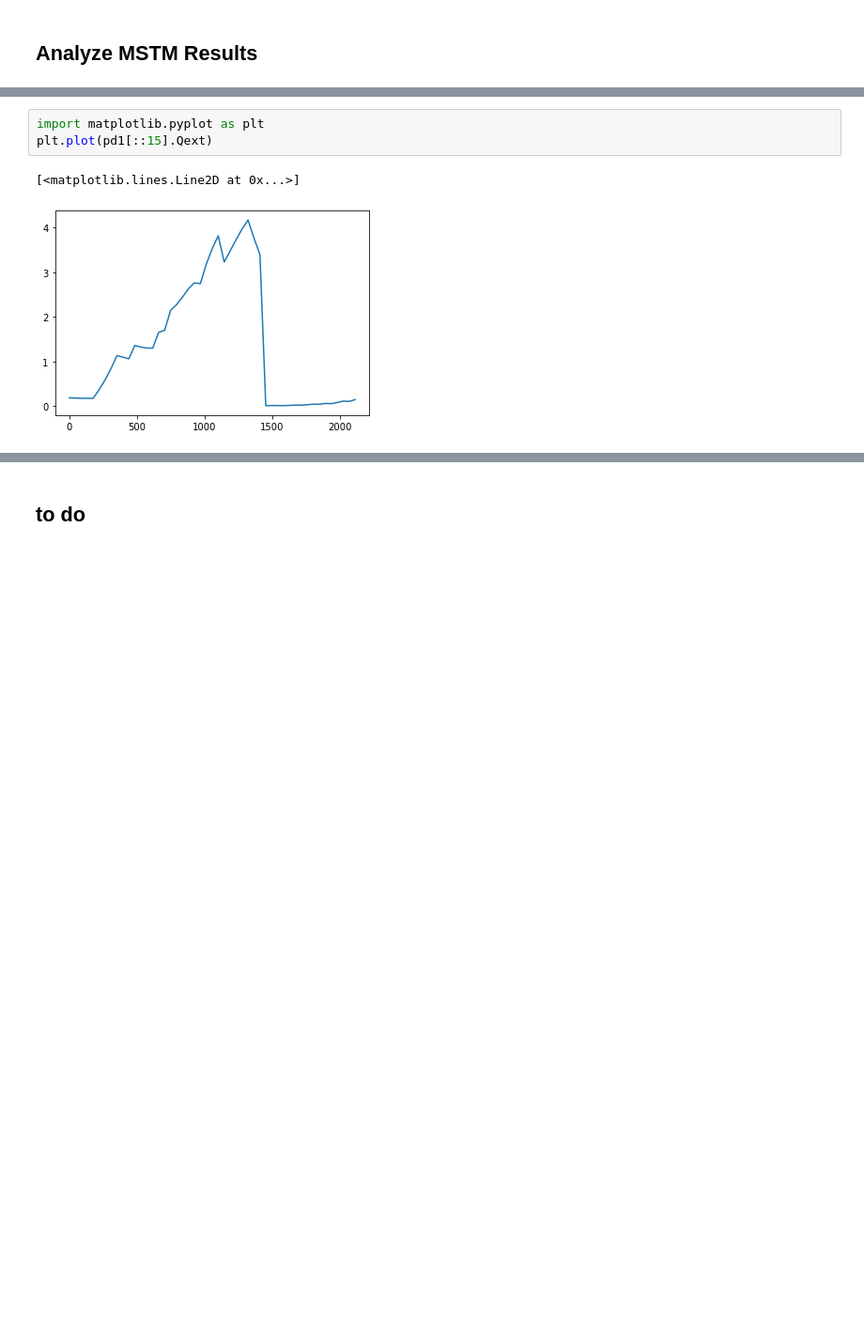
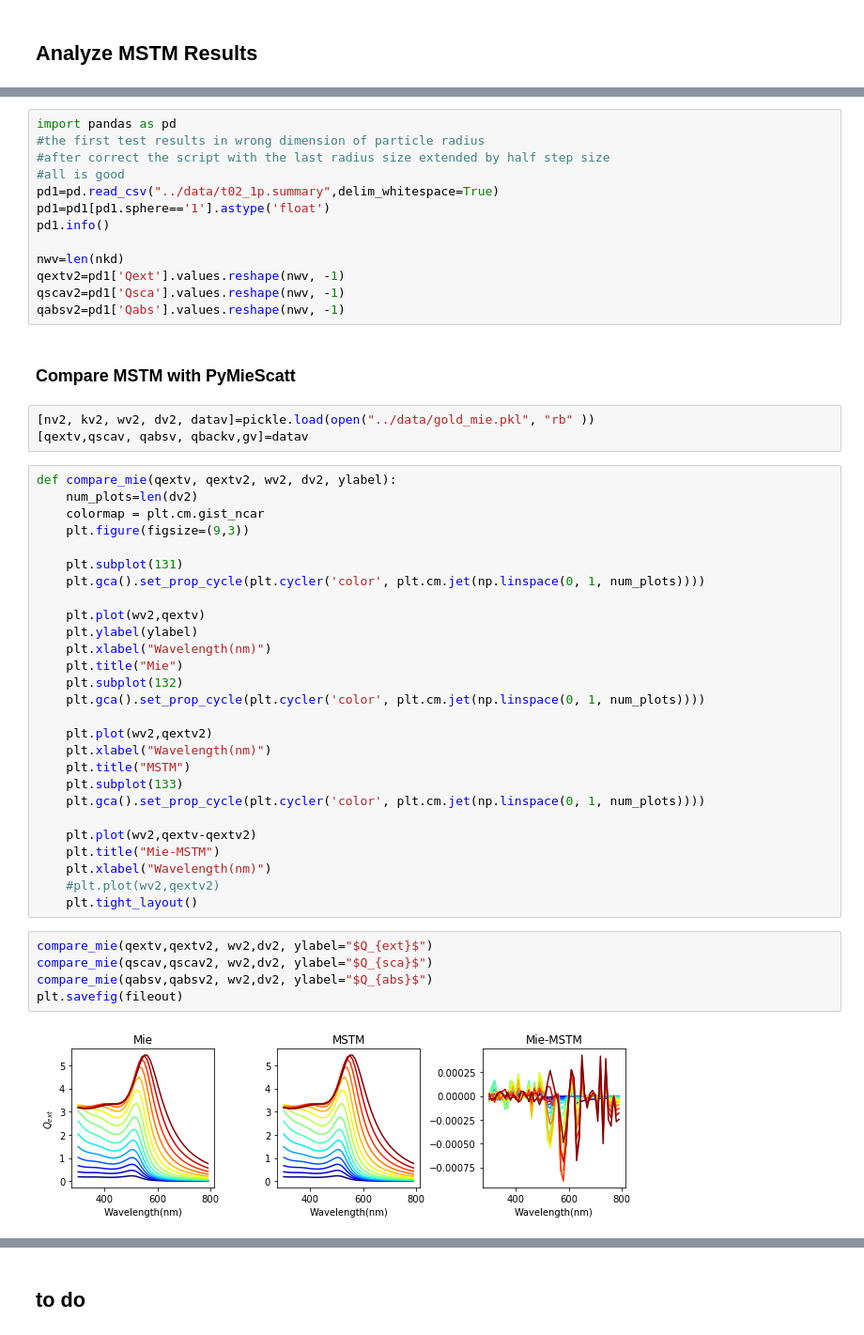
Before and after one commit to kiwiriver/covid_gnp, a Jupyter notebook: notebook/t02_mstm.ipynb, the cells around one changed output, grey strips where cells are left out. Shown: that part at 94% size. Saved outputs shown, nothing was run; the diff lists cells and outputs as text; blank space fills up the shorter version.

Commit message:
study scattering of two sphere

```diff
--- a/notebook/t02_mstm.ipynb
+++ b/notebook/t02_mstm.ipynb
@@ -133,6 +91,52 @@ Name: Re(m), Length: 725, dtype: float64
-# %%
-import matplotlib.pyplot as plt
-plt.plot(pd1[::15].Qext)
-# %% [output]
-[<matplotlib.lines.Line2D at 0x...>]
-[figure, removed]
+# %%
+import pandas as pd
+#the first test results in wrong dimension of particle radius
+#after correct the script with the last radius size extended by half step size
+#all is good
+pd1=pd.read_csv("../data/t02_1p.summary",delim_whitespace=True)
+pd1=pd1[pd1.sphere=='1'].astype('float')
+pd1.info()
+
+nwv=len(nkd)
+qextv2=pd1['Qext'].values.reshape(nwv, -1)
+qscav2=pd1['Qsca'].values.reshape(nwv, -1)
+qabsv2=pd1['Qabs'].values.reshape(nwv, -1)
+# %% [markdown]
+### Compare MSTM with PyMieScatt
+# %%
+[nv2, kv2, wv2, dv2, datav]=pickle.load(open("../data/gold_mie.pkl", "rb" ))
+[qextv,qscav, qabsv, qbackv,gv]=datav
+# %%
+def compare_mie(qextv, qextv2, wv2, dv2, ylabel):
+    num_plots=len(dv2)
+    colormap = plt.cm.gist_ncar
+    plt.figure(figsize=(9,3))
+
+    plt.subplot(131)
+    plt.gca().set_prop_cycle(plt.cycler('color', plt.cm.jet(np.linspace(0, 1, num_plots))))
+
+    plt.plot(wv2,qextv)
+    plt.ylabel(ylabel)
+    plt.xlabel("Wavelength(nm)")
+    plt.title("Mie")
+    plt.subplot(132)
+    plt.gca().set_prop_cycle(plt.cycler('color', plt.cm.jet(np.linspace(0, 1, num_plots))))
+
+    plt.plot(wv2,qextv2)
+    plt.xlabel("Wavelength(nm)")
+    plt.title("MSTM")
+    plt.subplot(133)
+    plt.gca().set_prop_cycle(plt.cycler('color', plt.cm.jet(np.linspace(0, 1, num_plots))))
+
+    plt.plot(wv2,qextv-qextv2)
+    plt.title("Mie-MSTM")
+    plt.xlabel("Wavelength(nm)")
+    #plt.plot(wv2,qextv2)
+    plt.tight_layout()
+# %%
+compare_mie(qextv,qextv2, wv2,dv2, ylabel="$Q_{ext}$")
+compare_mie(qscav,qscav2, wv2,dv2, ylabel="$Q_{sca}$")
+compare_mie(qabsv,qabsv2, wv2,dv2, ylabel="$Q_{abs}$")
+plt.savefig(fileout)
+# %% [output]
+[figure, added]
```
Also changed, not shown: parts of 17 cells of this notebook, 11 other files.
